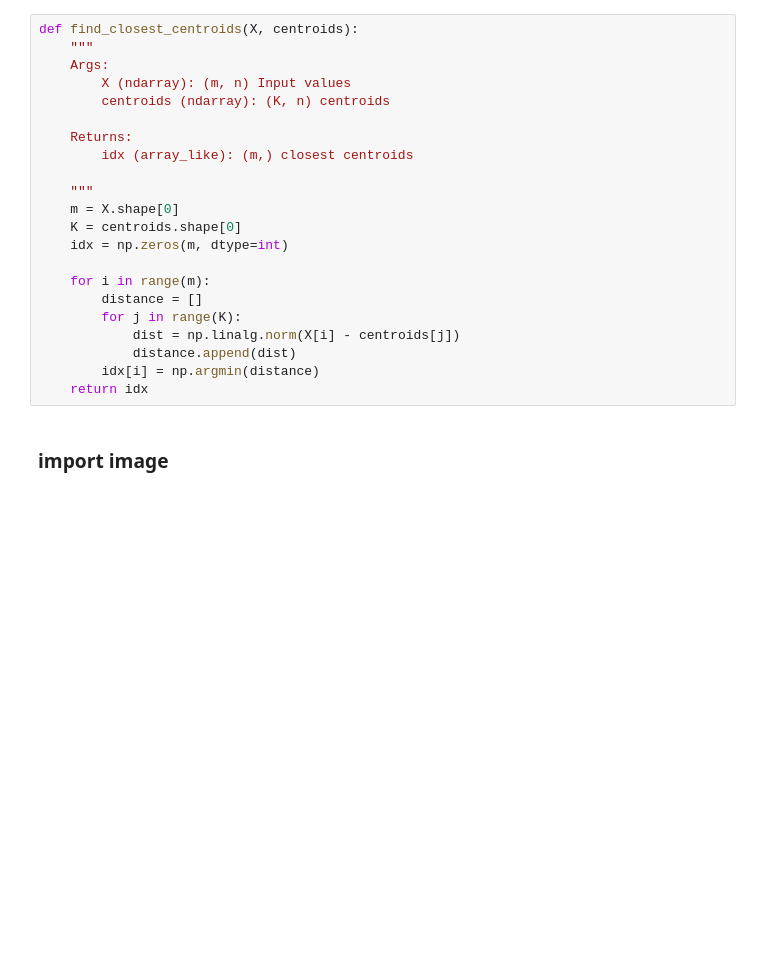
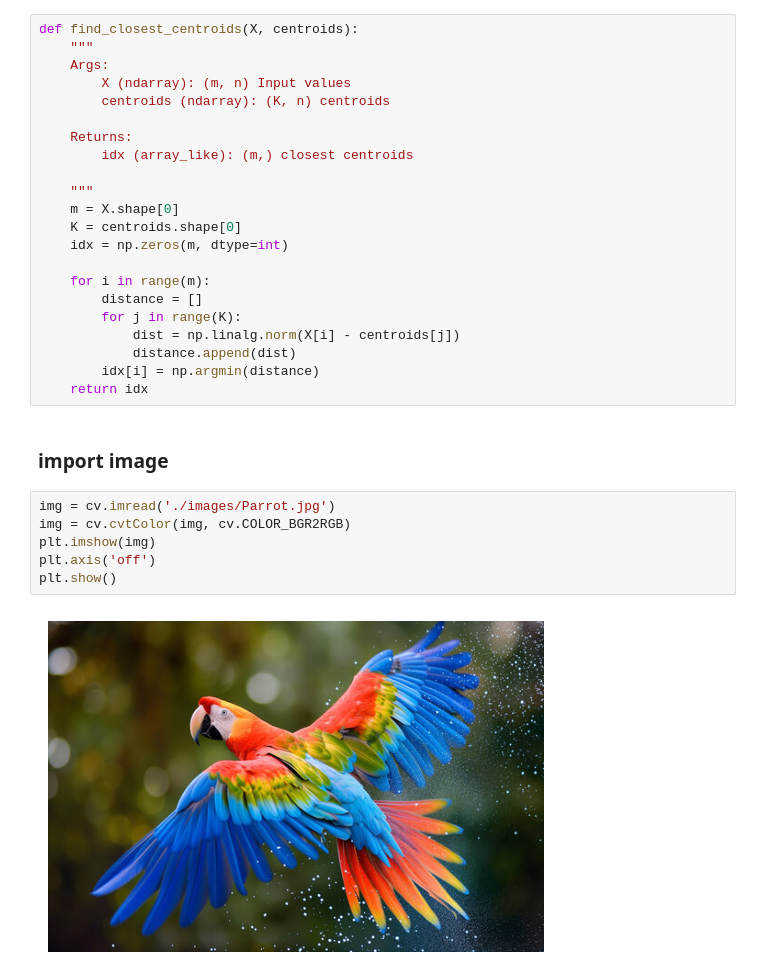
Before and after one commit to Nishitha0730/Machine-Learning, a Jupyter notebook: Unsupervised Learning/Clustering/K_Mean/Image_Compression.ipynb, the cells around one changed output. Cells and saved outputs as stored; diff of their text form; blank space fills up the shorter version.

Commit message:
visualize original image

```diff
--- a/Unsupervised Learning/Clustering/K_Mean/Image_Compression.ipynb
+++ b/Unsupervised Learning/Clustering/K_Mean/Image_Compression.ipynb
@@ -30,3 +30,11 @@ def find_closest_centroids(X, centroids):
     return idx
 # %% [markdown]
 ### import image
+# %%
+img = cv.imread('./images/Parrot.jpg')
+img = cv.cvtColor(img, cv.COLOR_BGR2RGB)
+plt.imshow(img)
+plt.axis('off')
+plt.show()
+# %% [output]
+[figure, added]
```
Also changed, not shown: 1 other file.
